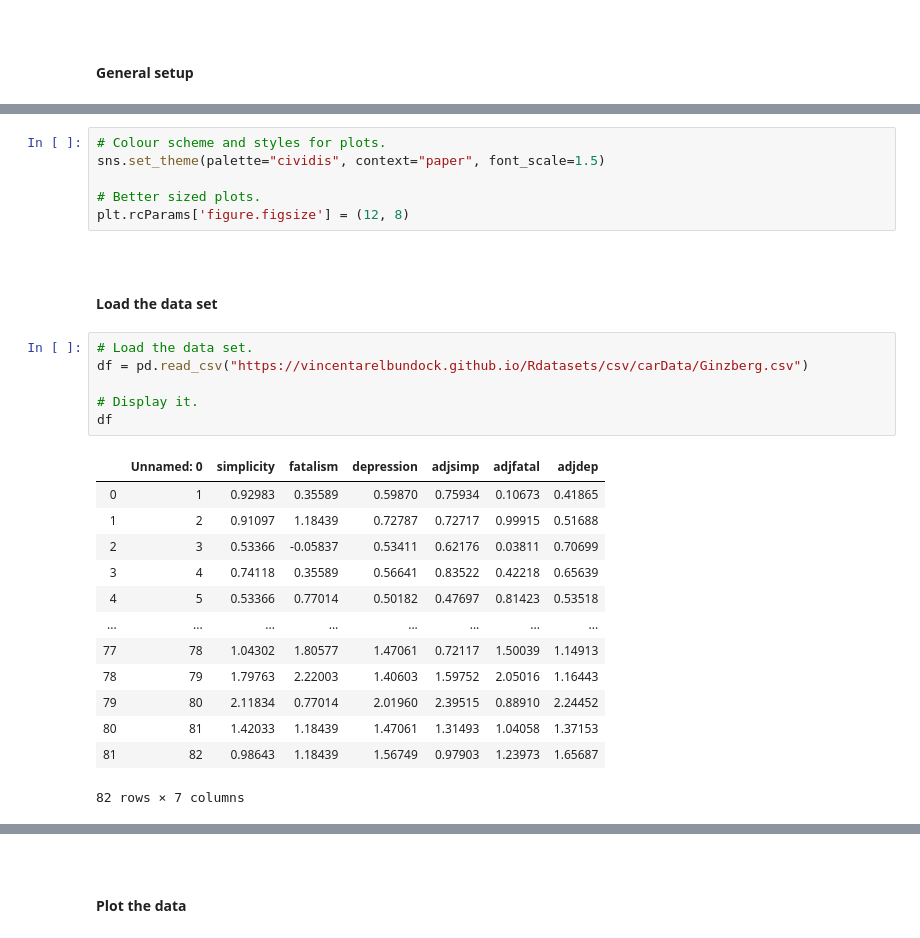
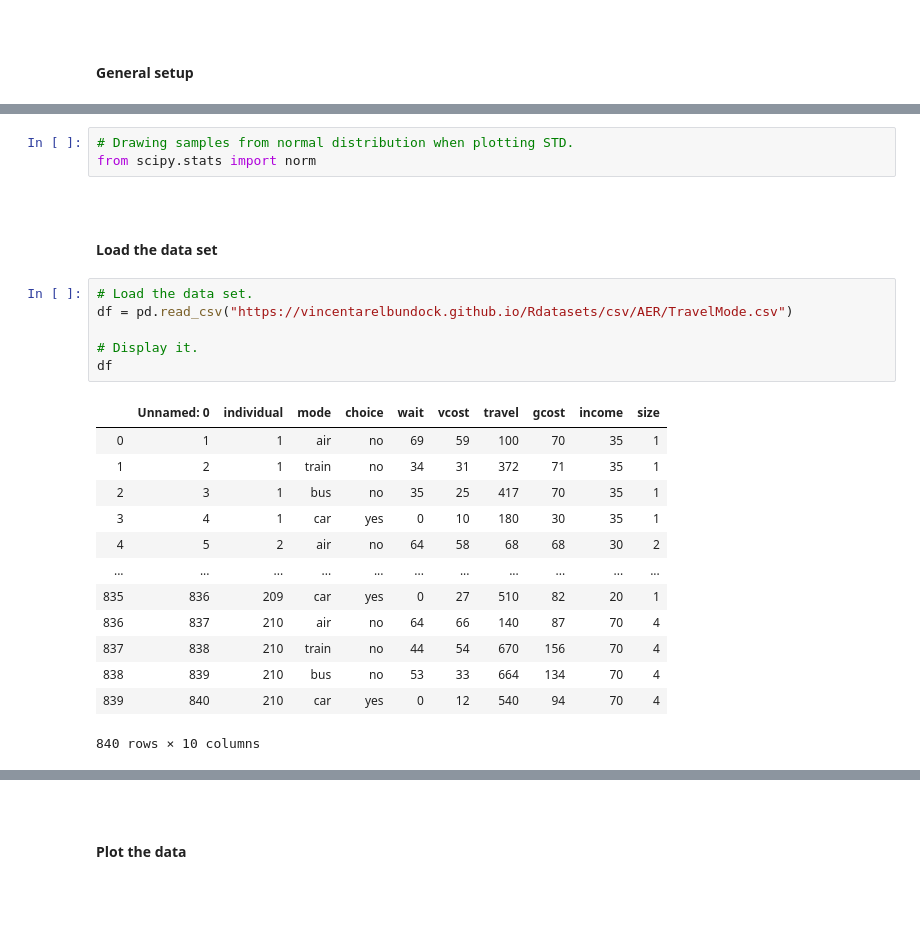
Before and after one commit to olgarozhdestvina/Machine-Learning-and-Statistics, a Jupyter notebook: Tasks.ipynb, the cells around one changed output, grey strips where cells are left out. Drawn from its saved outputs; the diff is of its cells as text; blank space fills up the shorter version.

```diff
--- a/Tasks.ipynb
+++ b/Tasks.ipynb
@@ -242,32 +221,29 @@ import matplotlib.pyplot as plt
-# %%
-# Colour scheme and styles for plots.
-sns.set_theme(palette="cividis", context="paper", font_scale=1.5)
-
-# Better sized plots.
-plt.rcParams['figure.figsize'] = (12, 8)
+# %%
+# Drawing samples from normal distribution when plotting STD.
+from scipy.stats import norm
 # %% [markdown]
 <br>
 
 #### Load the data set
 # %%
 # Load the data set.
-df = pd.read_csv("https://vincentarelbundock.github.io/Rdatasets/csv/carData/Ginzberg.csv")
+df = pd.read_csv("https://vincentarelbundock.github.io/Rdatasets/csv/AER/TravelMode.csv")
 
 # Display it.
 df
 # %% [output]
-|  | Unnamed: 0 | simplicity | fatalism | depression | adjsimp | adjfatal | adjdep |
-| 0 | 1 | 0.92983 | 0.35589 | 0.59870 | 0.75934 | 0.10673 | 0.41865 |
-| 1 | 2 | 0.91097 | 1.18439 | 0.72787 | 0.72717 | 0.99915 | 0.51688 |
-| 2 | 3 | 0.53366 | -0.05837 | 0.53411 | 0.62176 | 0.03811 | 0.70699 |
-| 3 | 4 | 0.74118 | 0.35589 | 0.56641 | 0.83522 | 0.42218 | 0.65639 |
-| 4 | 5 | 0.53366 | 0.77014 | 0.50182 | 0.47697 | 0.81423 | 0.53518 |
-| ... | ... | ... | ... | ... | ... | ... | ... |
-| 77 | 78 | 1.04302 | 1.80577 | 1.47061 | 0.72117 | 1.50039 | 1.14913 |
-| 78 | 79 | 1.79763 | 2.22003 | 1.40603 | 1.59752 | 2.05016 | 1.16443 |
-| 79 | 80 | 2.11834 | 0.77014 | 2.01960 | 2.39515 | 0.88910 | 2.24452 |
-| 80 | 81 | 1.42033 | 1.18439 | 1.47061 | 1.31493 | 1.04058 | 1.37153 |
-| 81 | 82 | 0.98643 | 1.18439 | 1.56749 | 0.97903 | 1.23973 | 1.65687 |
+|  | Unnamed: 0 | individual | mode | choice | wait | vcost | travel | gcost | income | size |
+| 0 | 1 | 1 | air | no | 69 | 59 | 100 | 70 | 35 | 1 |
+| 1 | 2 | 1 | train | no | 34 | 31 | 372 | 71 | 35 | 1 |
+| 2 | 3 | 1 | bus | no | 35 | 25 | 417 | 70 | 35 | 1 |
+| 3 | 4 | 1 | car | yes | 0 | 10 | 180 | 30 | 35 | 1 |
+| 4 | 5 | 2 | air | no | 64 | 58 | 68 | 68 | 30 | 2 |
+| ... | ... | ... | ... | ... | ... | ... | ... | ... | ... | ... |
+| 835 | 836 | 209 | car | yes | 0 | 27 | 510 | 82 | 20 | 1 |
+| 836 | 837 | 210 | air | no | 64 | 66 | 140 | 87 | 70 | 4 |
+| 837 | 838 | 210 | train | no | 44 | 54 | 670 | 156 | 70 | 4 |
+| 838 | 839 | 210 | bus | no | 53 | 33 | 664 | 134 | 70 | 4 |
+| 839 | 840 | 210 | car | yes | 0 | 12 | 540 | 94 | 70 | 4 |
-82 rows × 7 columns
+840 rows × 10 columns
 # %%
 # Check for empty values.
```
Also changed, not shown: parts of 37 cells of this notebook.
